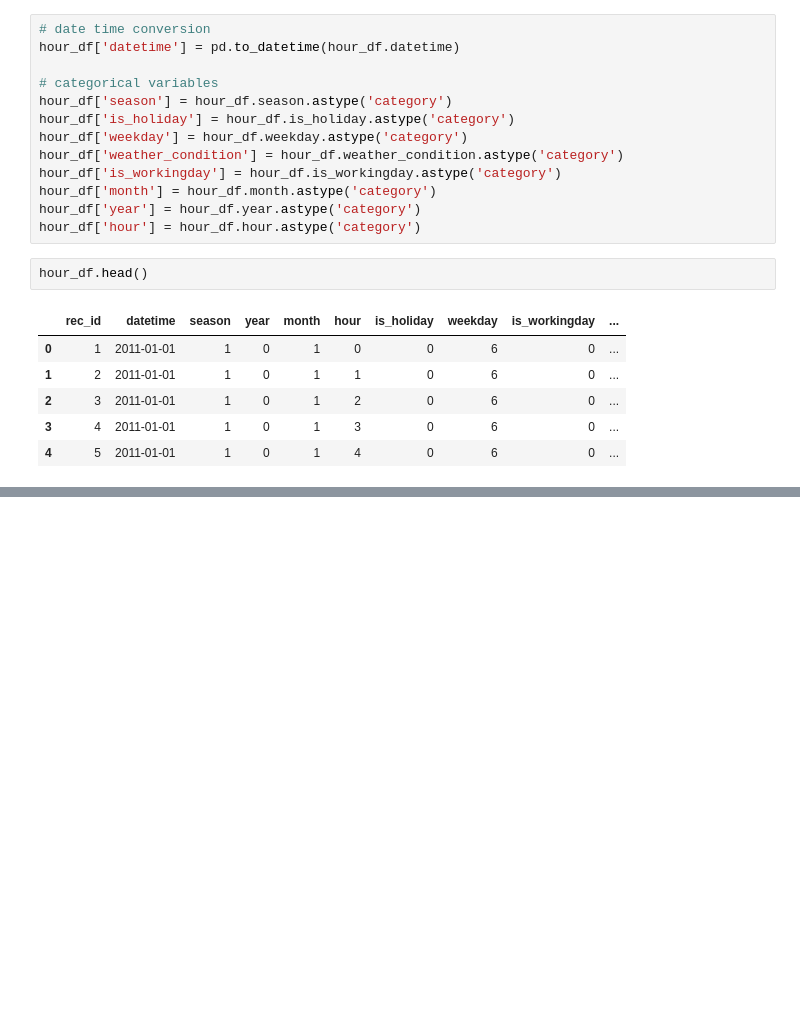
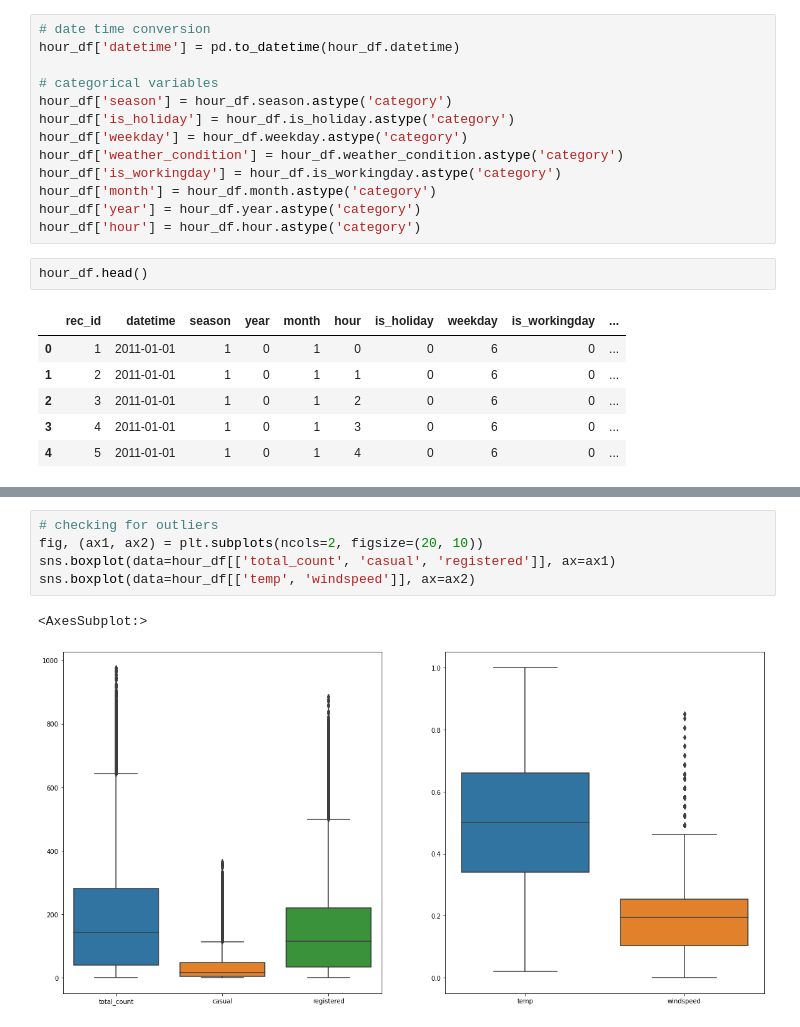
Before and after one commit to paulsok/kaggle, a Jupyter notebook: Bike Sharing/bike_sharing.ipynb, the cells around one changed output, grey strips where cells are left out. Drawn from its saved outputs; the diff is of its cells as text; blank space fills up the shorter version.

```diff
--- a/Bike Sharing/bike_sharing.ipynb
+++ b/Bike Sharing/bike_sharing.ipynb
@@ -99,0 +116,8 @@ ax.set(title="Season wise hourly distribution of counts")
+# %%
+# checking for outliers
+fig, (ax1, ax2) = plt.subplots(ncols=2, figsize=(20, 10))
+sns.boxplot(data=hour_df[['total_count', 'casual', 'registered']], ax=ax1)
+sns.boxplot(data=hour_df[['temp', 'windspeed']], ax=ax2)
+# %% [output]
+<AxesSubplot:>
+[figure, added]
```
Also changed, not shown: parts of 31 cells of this notebook.
